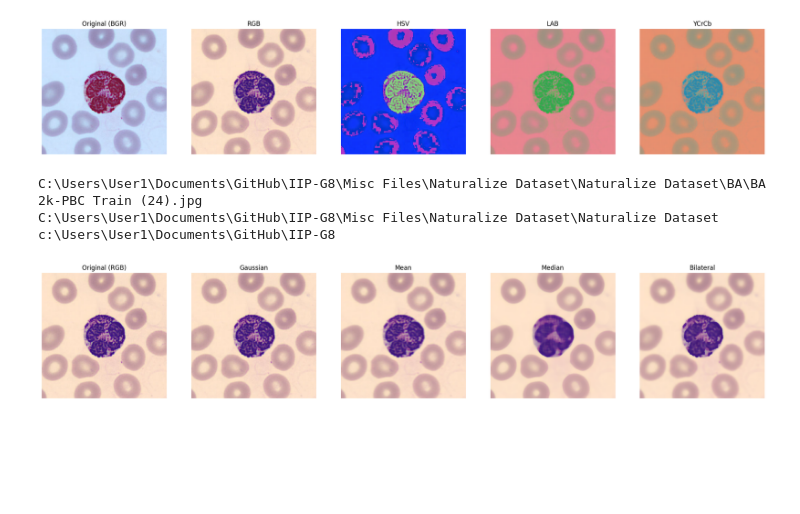
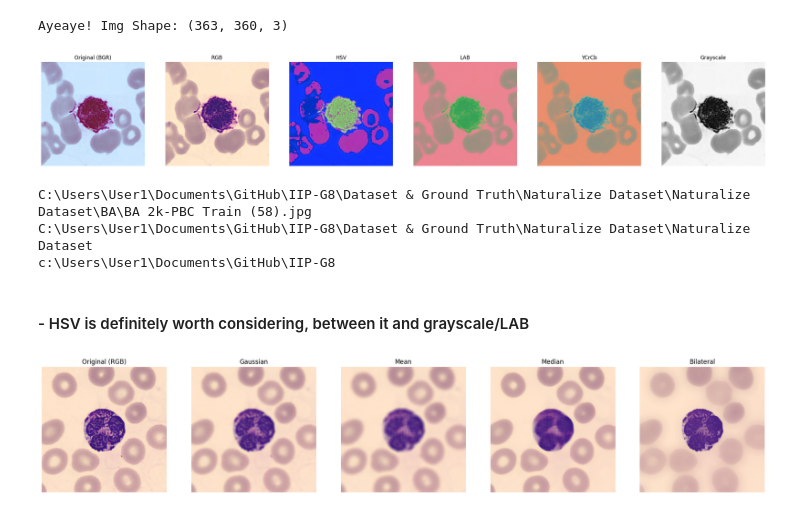
Before and after one commit to Proteus-Nell/WBC-Segmentation_Naturalize-Dataset, a Jupyter notebook: TestSuite.ipynb, the cells around one changed output. Cells and saved outputs as stored; diff of their text form; code cells hidden in the pictures; blank space fills up the shorter version.

```diff
--- a/TestSuite.ipynb
+++ b/TestSuite.ipynb
@@ -17,47 +17,57 @@ import cv2                      # cv2.imread(), cv2.cvtColor(), cv2.COLOR_BGR2RG
 import torch
 import torch.nn as nn
 # %%
-# Image Color Space Check
-ROOT_DIR = r"C:\Users\User1\Documents\GitHub\IIP-G8\Misc Files\Naturalize Dataset\Naturalize Dataset"
+# ============================================================
+# Cell 2: Image Color Space Check
+# ============================================================
+ROOT_DIR = r"C:\Users\User1\Documents\GitHub\IIP-G8\Dataset & Ground Truth\Naturalize Dataset\Naturalize Dataset"
 FILE_DIR = os.getcwd()
 
-TEST_IMG = os.path.join(ROOT_DIR, r"BA\BA 2k-PBC Train (24).jpg")
+TEST_ = os.path.join(ROOT_DIR, r"BA\BA 2k-PBC Train (58).jpg")
 img = cv2.imread(TEST_IMG)
 
-"""
-Function show_colorspace_image: Prepares images to be displayed for plt.show() call.
-    Parameters:
-    - number: Number it sequentially from 0-n.
-    - image: Pass img or the base image (remember to convert from its respective color space).
-    - title: Title of converted color space.
-    - color_model: Color space chosen.
-"""
-def show_colorspace_image(number, image, title, color_model):
+if img is None  : print(f"Error: Couldn't load image path: {TEST_IMG}")
+else            : print(f"Ayeaye! Img Shape: {img.shape}")
+
+
+def show_colorspace_image(number, image, title, color_model, cmap=None):
+    """
+    Function show_colorspace_image: Prepares images to be displayed for plt.show() call.
+        Parameters:
+        - number: Number it sequentially from 0-n.
+        - image: Pass img or the base image (remember to convert from its respective color space).
+        - title: Title of converted color space.
+        - color_model: Color space chosen.
+    """
     if color_model is not None:
             image = cv2.cvtColor(image, color_model)
-    axes[number].imshow(image)
+
+    axes[number].imshow(image, cmap=cmap)
     axes[number].set_title(title)
     axes[number].axis('off')
 
 # Figure Creation
-figs, axes = plt.subplots(1, 5, figsize=(25, 5))
+figs, axes = plt.subplots(1, 6, figsize=(30, 5))
 
 show_colorspace_image(0, img, "Original (BGR)", None)
 show_colorspace_image(1, img, "RGB", cv2.COLOR_BGR2RGB)
 show_colorspace_image(2, img, "HSV", cv2.COLOR_BGR2HSV)
 show_colorspace_image(3, img, "LAB", cv2.COLOR_BGR2LAB)
 show_colorspace_image(4, img, "YCrCb", cv2.COLOR_BGR2YCrCb)
+show_colorspace_image(5, img, "Grayscale", cv2.COLOR_BGR2GRAY, "gray")
 
 plt.show()
-
 
 # Root Checks
 print(TEST_IMG)
 print(ROOT_DIR)
 print(FILE_DIR)
 # %% [output]
+Ayeaye! Img Shape: (363, 360, 3)
-[figure, old version]
+[figure, new version]
-C:\Users\User1\Documents\GitHub\IIP-G8\Misc Files\Naturalize Dataset\Naturalize Dataset\BA\BA 2k-PBC Train (24).jpg
-C:\Users\User1\Documents\GitHub\IIP-G8\Misc Files\Naturalize Dataset\Naturalize Dataset
-c:\Users\User1\Documents\GitHub\IIP-G8
+C:\Users\User1\Documents\GitHub\IIP-G8\Dataset & Ground Truth\Naturalize Dataset\Naturalize Dataset\BA\BA 2k-PBC Train (58).jpg
+C:\Users\User1\Documents\GitHub\IIP-G8\Dataset & Ground Truth\Naturalize Dataset\Naturalize Dataset
+c:\Users\User1\Documents\GitHub\IIP-G8
+# %% [markdown]
+#### - HSV is definitely worth considering, between it and grayscale/LAB
 # %%
```
Also changed, not shown: parts of 8 cells of this notebook, 9 other files.
